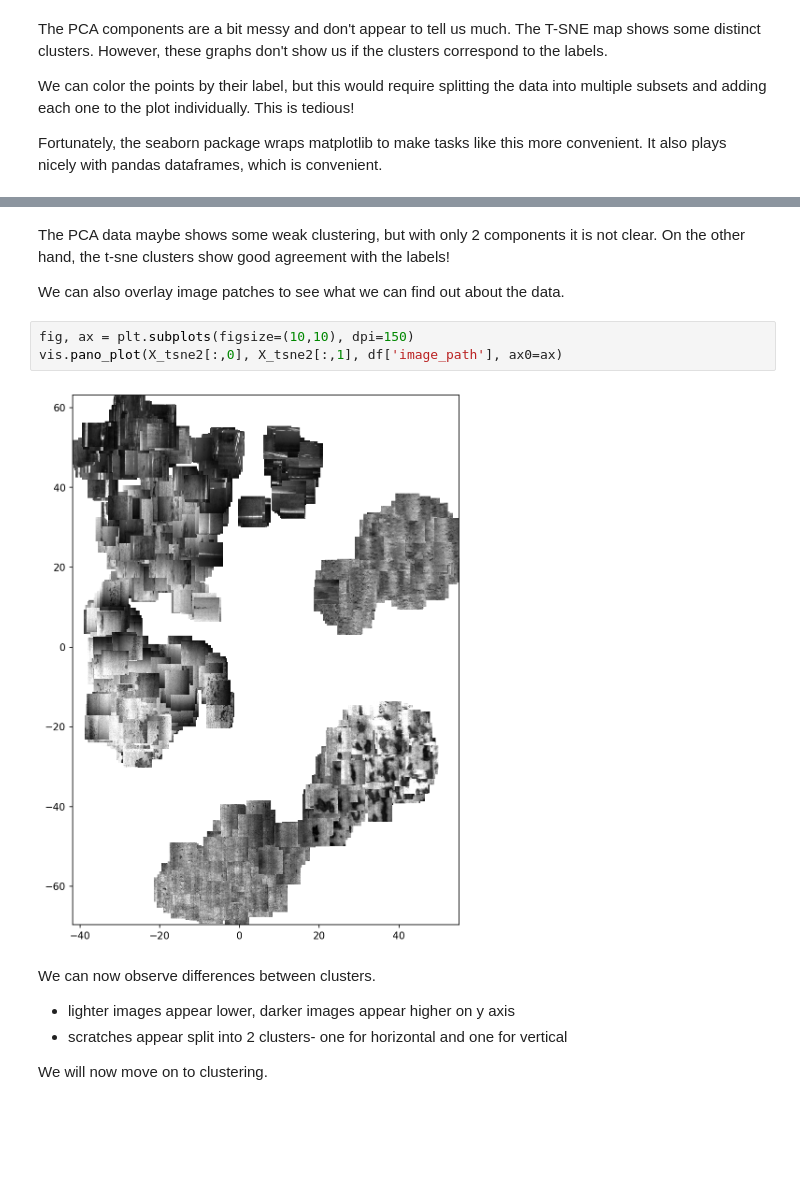
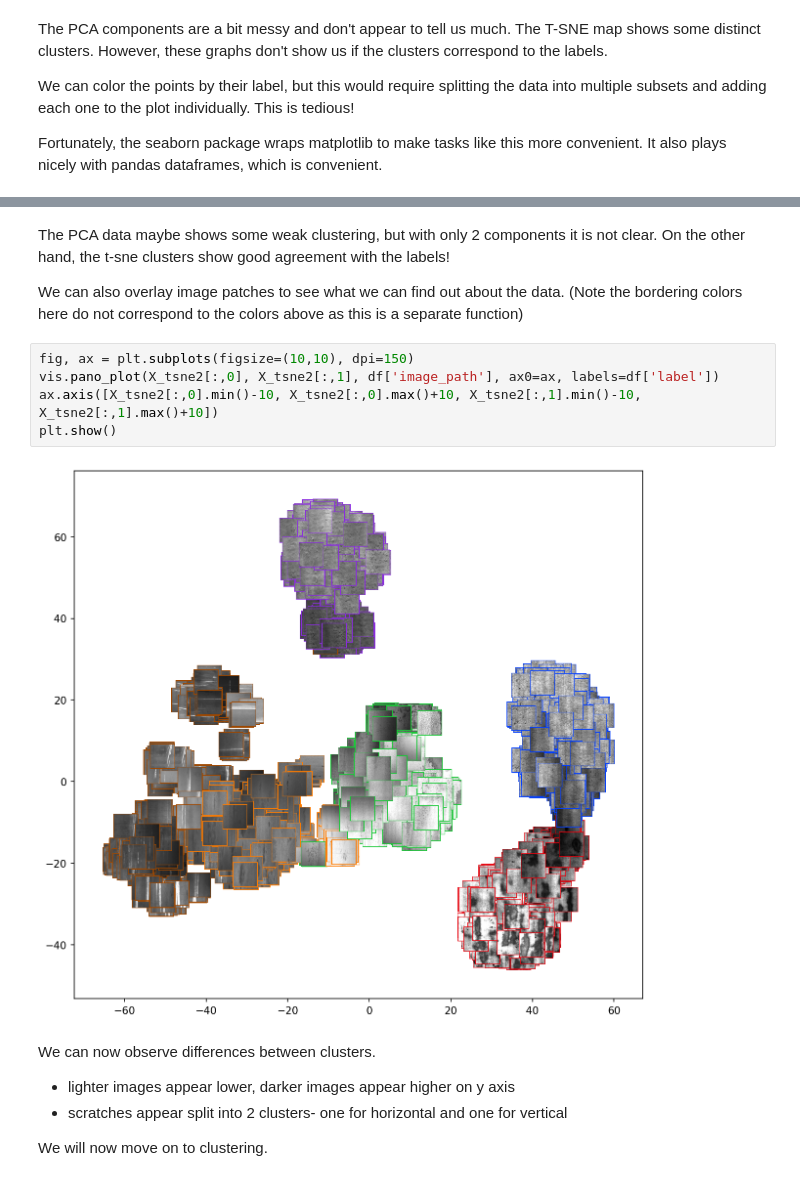
Before and after one commit to holmgroup/NextGenFellows, a Jupyter notebook: notebooks/3.0_Dimension_Reduction_Clustering.ipynb, the cells around one changed output, grey strips where cells are left out. Drawn from its saved outputs; the diff is of its cells as text; blank space fills up the shorter version.

Commit message:
made sure notebook ready for presentation, improved pano plot to add colors for labels

```diff
--- a/notebooks/3.0_Dimension_Reduction_Clustering.ipynb
+++ b/notebooks/3.0_Dimension_Reduction_Clustering.ipynb
@@ -237,11 +280,14 @@ plt.show()
 The PCA data maybe shows some weak clustering, but with only 2 components it is not clear. On the other hand, the t-sne clusters show good agreement with the labels!
 
 We can also overlay image patches to see what we can find out about the data.
+(Note the bordering colors here do not correspond to the colors above as this is a separate function)
 # %%
 fig, ax = plt.subplots(figsize=(10,10), dpi=150)
-vis.pano_plot(X_tsne2[:,0], X_tsne2[:,1], df['image_path'], ax0=ax)
+vis.pano_plot(X_tsne2[:,0], X_tsne2[:,1], df['image_path'], ax0=ax, labels=df['label'])
+ax.axis([X_tsne2[:,0].min()-10, X_tsne2[:,0].max()+10, X_tsne2[:,1].min()-10, X_tsne2[:,1].max()+10])
+plt.show()
 # %% [output]
-[figure, old version]
+[figure, new version]
 # %% [markdown]
 We can now observe differences between clusters.
   * lighter images appear lower, darker images appear higher on y axis
```
Also changed, not shown: parts of 20 cells of this notebook, 3 other files.
